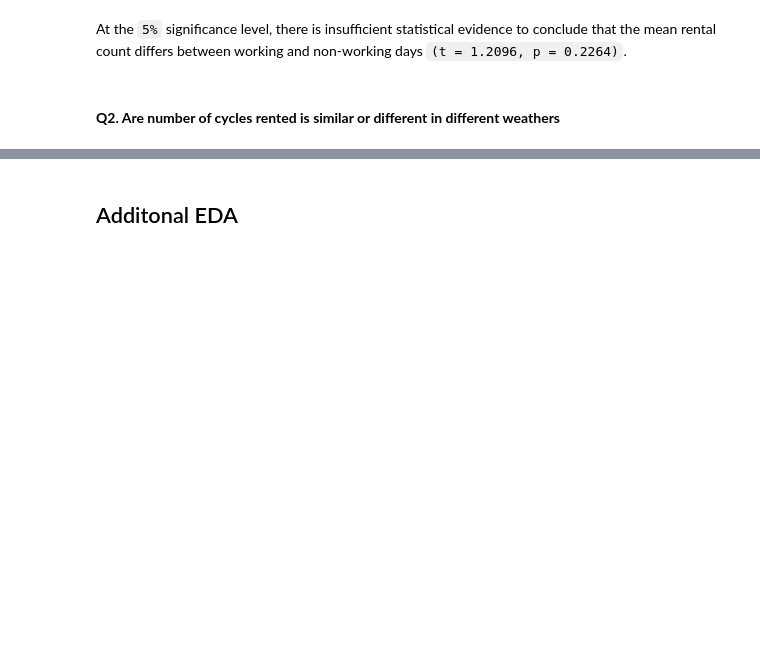
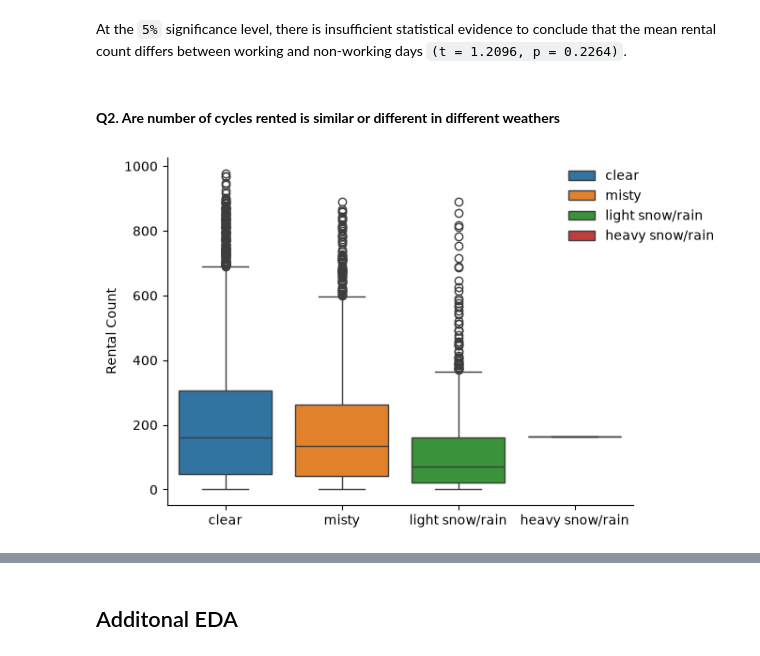
Before and after one commit to Yuvi977/Yulu-Bike-Sharing-Hypothesis-Testing, a Jupyter notebook: Business_Case_Yulu_Hypothesis_Testing.ipynb, the cells around one changed output, grey strips where cells are left out. Saved outputs shown, nothing was run; the diff lists cells and outputs as text; code cells hidden in the pictures; blank space fills up the shorter version.

```diff
--- a/Business_Case_Yulu_Hypothesis_Testing.ipynb
+++ b/Business_Case_Yulu_Hypothesis_Testing.ipynb
@@ -601,3 +602,14 @@ Fail to reject H0: Mean rental count is equal on working and non-working days
 At the `5%` significance level, there is insufficient statistical evidence to conclude that the mean rental count differs between working and non-working days `(t = 1.2096, p = 0.2264)`.
 # %% [markdown]
 #### **Q2. Are number of cycles rented is similar or different in different weathers**
+# %%
+fig, ax = plt.subplots()
+
+sns.boxplot(df, x="weather", y="count", hue="weather", dodge=False, legend=True)
+ax.spines[["top", "right"]].set_visible(False)
+ax.legend(frameon=False, bbox_to_anchor=(1.2, 1))
+ax.set(ylabel="Rental Count", xlabel=None)
+
+plt.show()
+# %% [output]
+[figure, added]
```
Also changed, not shown: parts of 4 cells of this notebook.
